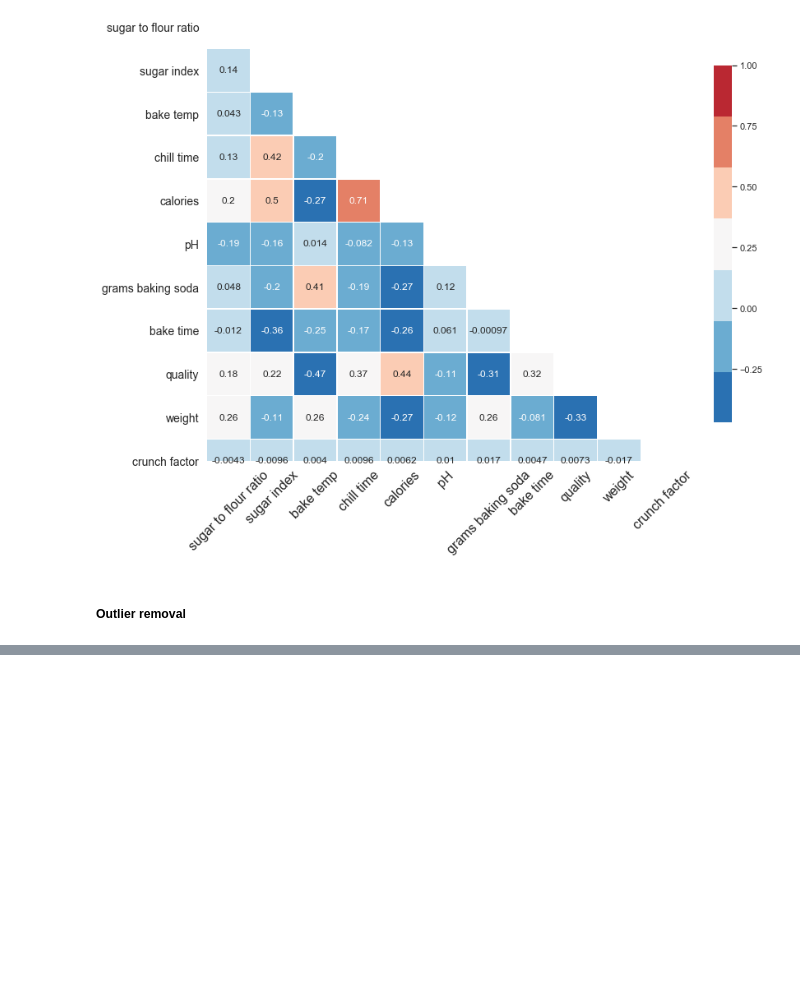
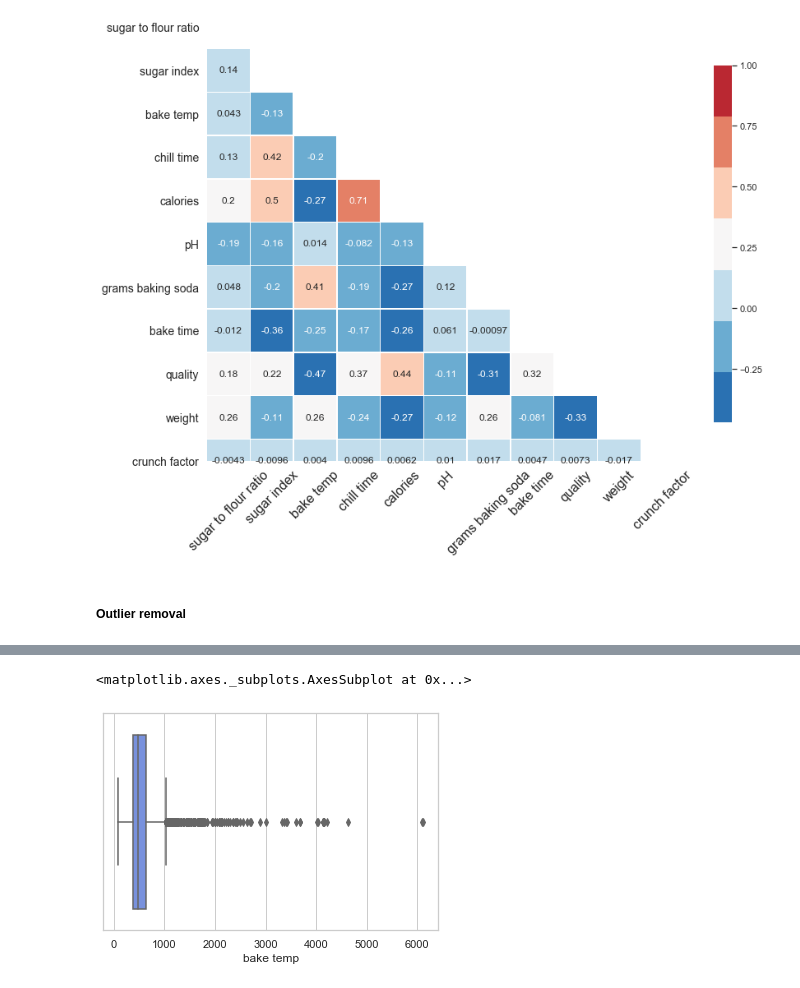
Before and after one commit to wobniarin/Datathon_Cookies, a Jupyter notebook: Jupyter_Notebooks/00 - Data Cleaning.ipynb, the cells around one changed output, grey strips where cells are left out. Saved outputs shown, nothing was run; the diff lists cells and outputs as text; code cells hidden in the pictures; blank space fills up the shorter version.

```diff
--- a/Jupyter_Notebooks/00 - Data Cleaning.ipynb
+++ b/Jupyter_Notebooks/00 - Data Cleaning.ipynb
@@ -185,0 +212,5 @@ sns.pairplot(df_z)
+# %%
+sns.boxplot(df["bake temp"])
+# %% [output]
+<matplotlib.axes._subplots.AxesSubplot at 0x...>
+[figure, added]
```
Also changed, not shown: parts of 14 cells of this notebook, 1 other file.
